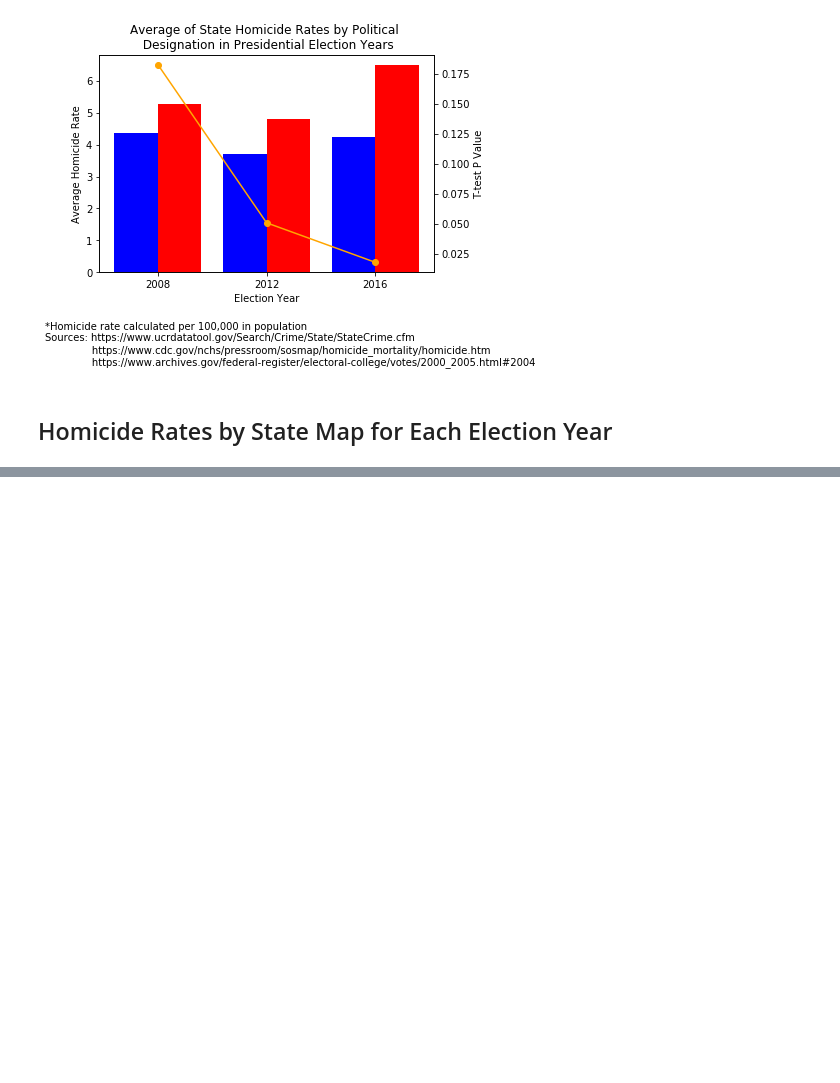
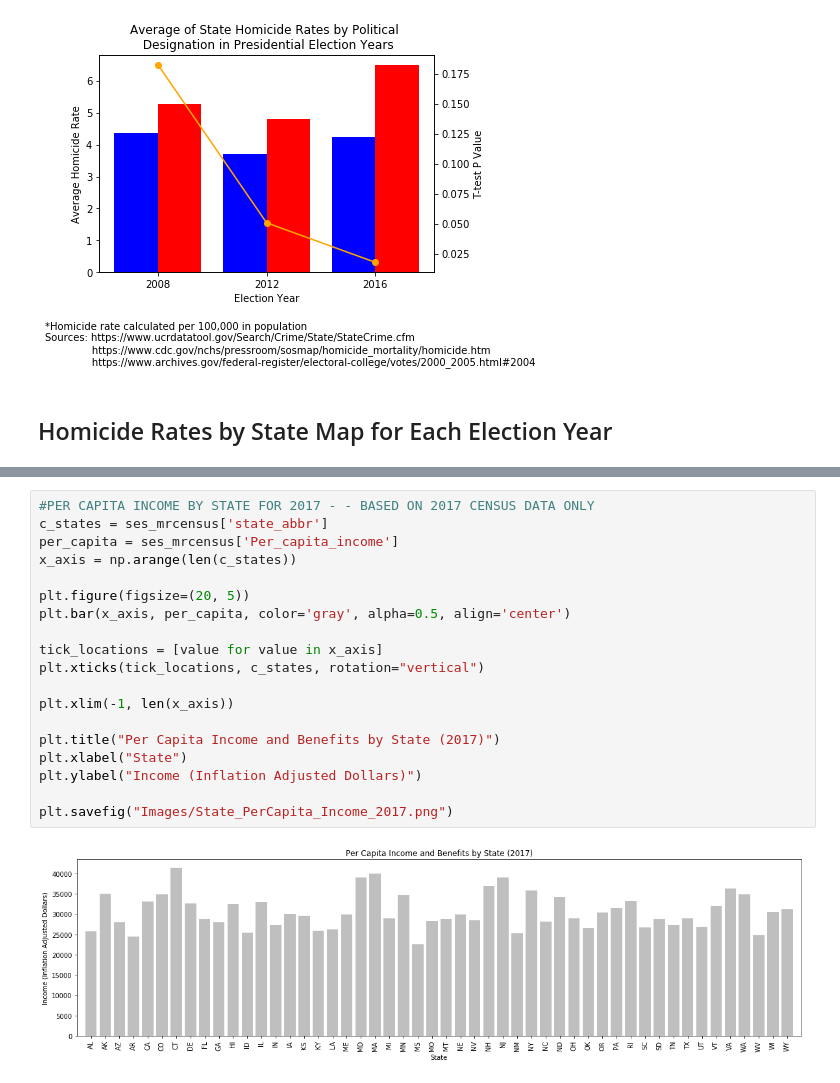
Before and after one commit to stace2775/07-Group_Project_1, a Jupyter notebook: GROUP_2_DATA_EXPLORATION_AND_CLEANUP.ipynb, the cells around one changed output, grey strips where cells are left out. Saved outputs shown, nothing was run; the diff lists cells and outputs as text; blank space fills up the shorter version.

```diff
--- a/GROUP_2_DATA_EXPLORATION_AND_CLEANUP.ipynb
+++ b/GROUP_2_DATA_EXPLORATION_AND_CLEANUP.ipynb
@@ -1231,0 +1292,21 @@ fig
+# %%
+#PER CAPITA INCOME BY STATE FOR 2017 - - BASED ON 2017 CENSUS DATA ONLY
+c_states = ses_mrcensus['state_abbr']
+per_capita = ses_mrcensus['Per_capita_income']
+x_axis = np.arange(len(c_states))
+
+plt.figure(figsize=(20, 5))
+plt.bar(x_axis, per_capita, color='gray', alpha=0.5, align='center')
+
+tick_locations = [value for value in x_axis]
+plt.xticks(tick_locations, c_states, rotation="vertical")
+
+plt.xlim(-1, len(x_axis))
+
+plt.title("Per Capita Income and Benefits by State (2017)")
+plt.xlabel("State")
+plt.ylabel("Income (Inflation Adjusted Dollars)")
+
+plt.savefig("Images/State_PerCapita_Income_2017.png")
+# %% [output]
+[figure, added]
```
Also changed, not shown: parts of 11 cells of this notebook, 5 other files.
